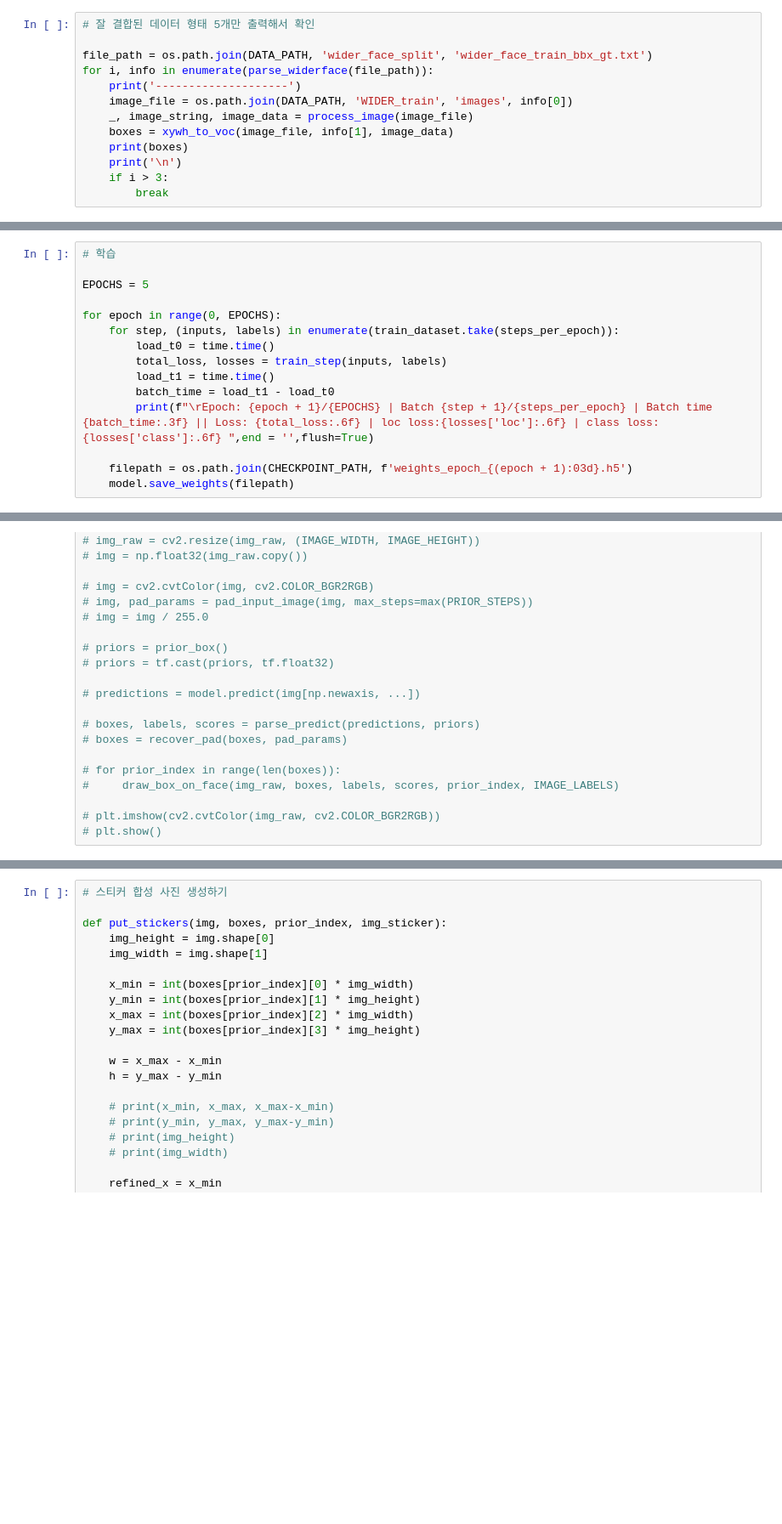
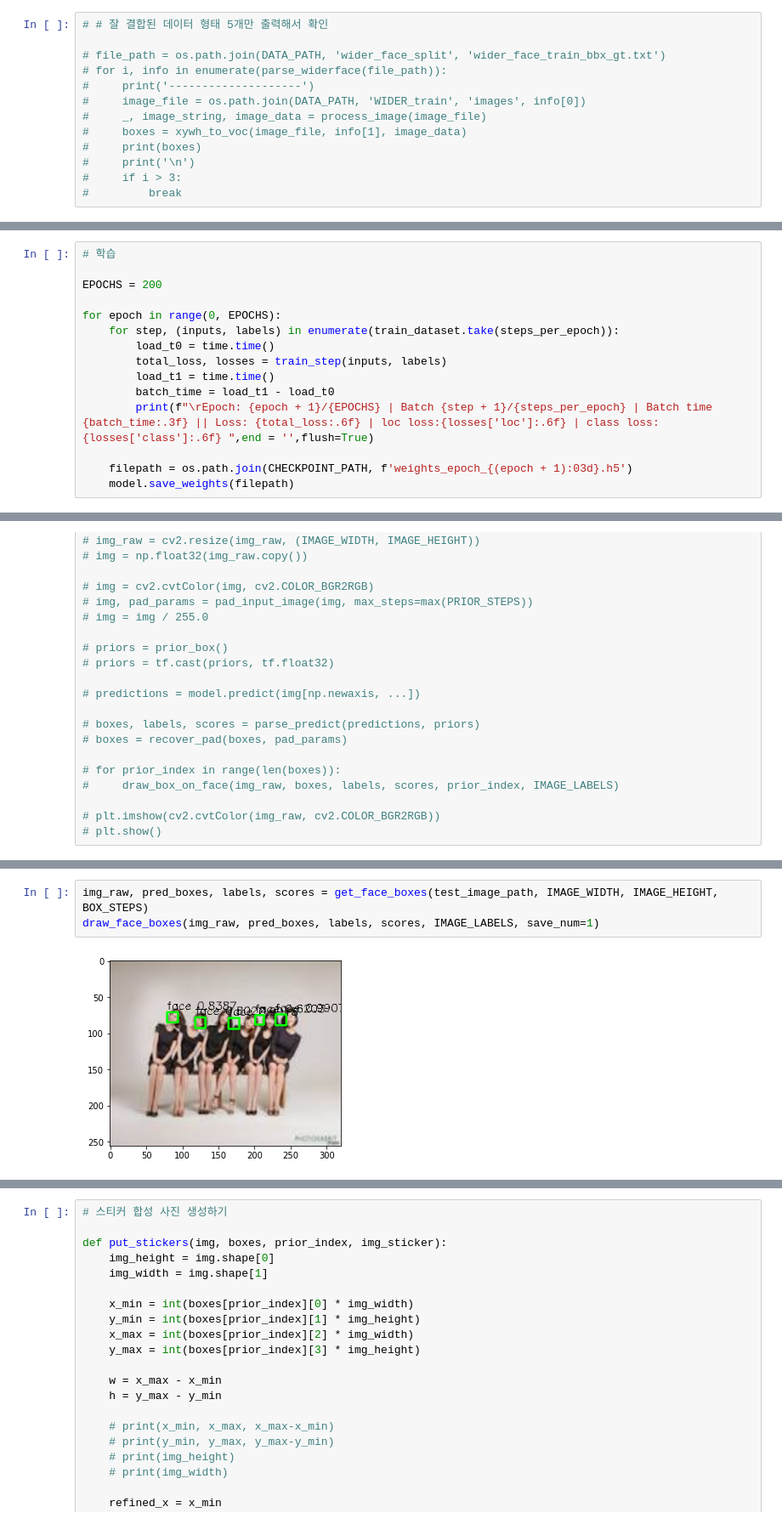
Before and after one commit to samuel0922/AFLG4_GD, a Jupyter notebook: [GD_14]FACE_DETECTOR.ipynb, the cells around one changed output, grey strips where cells are left out. Shown: that part at 85% size. Saved outputs shown, nothing was run; the diff lists cells and outputs as text; blank space fills up the shorter version.

```diff
--- a/[GD_14]FACE_DETECTOR.ipynb
+++ b/[GD_14]FACE_DETECTOR.ipynb
@@ -174,15 +168,15 @@ def xywh_to_voc(file_name, boxes, image_data):
 
     return image_info
 # %%
-# 잘 결합된 데이터 형태 5개만 출력해서 확인
+# # 잘 결합된 데이터 형태 5개만 출력해서 확인
 
-file_path = os.path.join(DATA_PATH, 'wider_face_split', 'wider_face_train_bbx_gt.txt')
-for i, info in enumerate(parse_widerface(file_path)):
-    print('--------------------')
-    image_file = os.path.join(DATA_PATH, 'WIDER_train', 'images', info[0])
-    _, image_string, image_data = process_image(image_file)
-    boxes = xywh_to_voc(image_file, info[1], image_data)
-    print(boxes)
-    print('\n')
-    if i > 3:
-        break
+# file_path = os.path.join(DATA_PATH, 'wider_face_split', 'wider_face_train_bbx_gt.txt')
+# for i, info in enumerate(parse_widerface(file_path)):
+#     print('--------------------')
+#     image_file = os.path.join(DATA_PATH, 'WIDER_train', 'images', info[0])
+#     _, image_string, image_data = process_image(image_file)
+#     boxes = xywh_to_voc(image_file, info[1], image_data)
+#     print(boxes)
+#     print('\n')
+#     if i > 3:
+#         break
@@ -980,7 +955,7 @@ def train_step(inputs, labels):
 # %%
 # 학습
 
-EPOCHS = 5
+EPOCHS = 200
 
 for epoch in range(0, EPOCHS):
     for step, (inputs, labels) in enumerate(train_dataset.take(steps_per_epoch)):
@@ -1273,0 +1231,5 @@ plt.show()
+# %%
+img_raw, pred_boxes, labels, scores = get_face_boxes(test_image_path, IMAGE_WIDTH, IMAGE_HEIGHT, BOX_STEPS)
+draw_face_boxes(img_raw, pred_boxes, labels, scores, IMAGE_LABELS, save_num=1)
+# %% [output]
+[figure, added]
```
Also changed, not shown: parts of 28 cells of this notebook.
